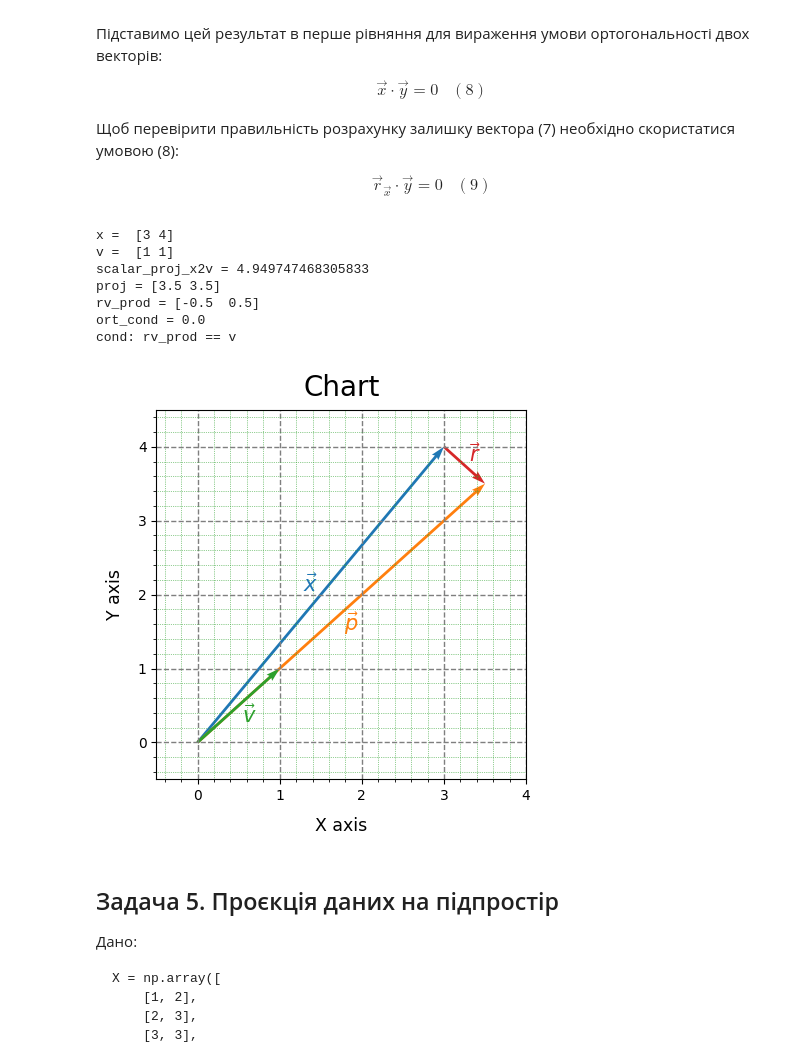
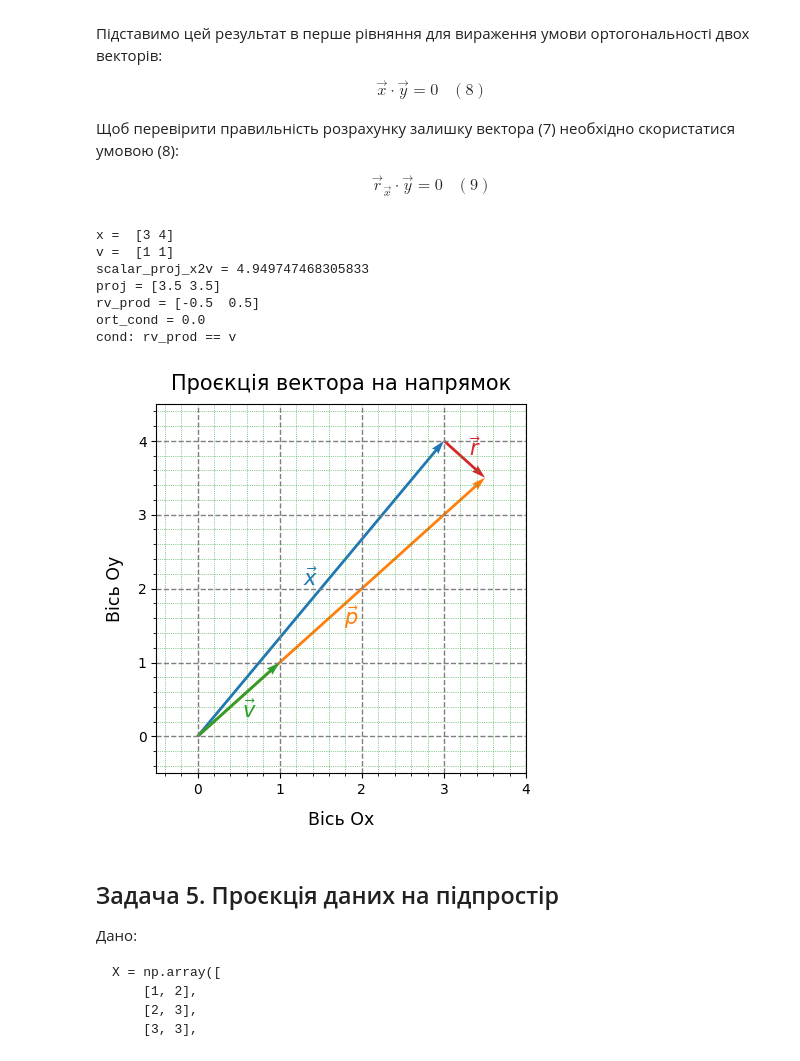
Before and after one commit to BogdanPinchuk/DataScience-PBY_HW4, a Jupyter notebook: Bohdan_Pinchuk_DS_HW4.ipynb, the cells around one changed output. Drawn from its saved outputs; the diff is of its cells as text; code cells hidden in the pictures.

Commit message:
[Homework4] - added sing 2 function draw chart for the 4th task

```diff
--- a/Bohdan_Pinchuk_DS_HW4.ipynb
+++ b/Bohdan_Pinchuk_DS_HW4.ipynb
@@ -464,8 +464,6 @@ print("rv_prod =", rv_prod)
 print("ort_cond =", ort_cond)
 print(f"cond: rv_prod {cond} v")
 
-# TODO: check
-chart_sign = ('Chart', 'X axis', 'Y axis')
 
 def draw_2d_vector(axes: Axes, v_end: np.ndarray, v_name: str, margin: float = 0.5,
                    v_start: np.ndarray = np.array([0, 0]), v_label: str = "u", v_pad: float = 7.5,
@@ -495,7 +493,7 @@ def draw_2d_vector(axes: Axes, v_end: np.ndarray, v_name: str, margin: float = 0
     axes.set_box_aspect(1)
 
     # Plot settings
-    axes.set_title(chart_sign[0], fontsize=20, pad=10, loc='center', color='black')
+    axes.set_title(chart_sign[0], fontsize=15, pad=10, loc='center', color='black')
     axes.set_xlabel(chart_sign[1], fontsize=12.5, labelpad=10, loc='center', color='black')
     axes.set_ylabel(chart_sign[2], fontsize=12.5, labelpad=10, loc='center', color='black')
     axes.grid(axis='both', visible=True, which='major', ls='--', linewidth=1.0, color='tab:gray')
@@ -517,39 +515,39 @@ def draw_2d_vector(axes: Axes, v_end: np.ndarray, v_name: str, margin: float = 0
             annot_text_pos = (v_pad, v_pad)
         case ("ul"):
             annot_text_pos = (-v_pad, v_pad)
         case ("dr"):
             annot_text_pos = (v_pad, -v_pad)
         case ("dl"):
             annot_text_pos = (-v_pad, -v_pad)
         case _:
             annot_text_pos = (0, 0)
 
     # Arrow
     current_color = next(colors)
     x_annot = v_start[0] + (x_len / 2.0)
     y_annot = v_start[1] + (y_len / 2.0)
     axes.quiver(v_start[0], v_start[1], x_len, y_len,
                 angles='xy', scale_units='xy', scale=1, color=current_color)
     axes.annotate(fr"$\vec{{{v_name}}}$", (x_annot, y_annot), xytext=annot_text_pos, fontsize=15,
                   color=current_color, textcoords='offset points', ha='center', va='center')
 
 
-draw_2d_vector(ax, x, "x", v_label="ul")
-draw_2d_vector(ax, proj, "p", v_label="dr")
-draw_2d_vector(ax, v, "v", v_label="dr")
-draw_2d_vector(ax, proj, "r", v_start=rv_prod + proj, v_label="ur")
-# draw_2d_vector(ax, proj, "p", v_start=x)
+chart_signature = ('Проєкція вектора на напрямок', 'Вісь Ox', 'Вісь Oy')
+draw_2d_vector(ax, x, "x", v_label="ul", chart_sign=chart_signature)
+draw_2d_vector(ax, proj, "p", v_label="dr", chart_sign=chart_signature)
+draw_2d_vector(ax, v, "v", v_label="dr", chart_sign=chart_signature)
+draw_2d_vector(ax, proj, "r", v_start=rv_prod + proj, v_label="ur", chart_sign=chart_signature)
 
 plt.show()
 # %% [output]
 x =  [3 4]
 v =  [1 1]
 scalar_proj_x2v = 4.949747468305833
 proj = [3.5 3.5]
 rv_prod = [-0.5  0.5]
 ort_cond = 0.0
 cond: rv_prod == v
-[figure, old version]
+[figure, new version]
 # %% [markdown]
 ## Задача 5. Проєкція даних на підпростір
 Дано:
```
